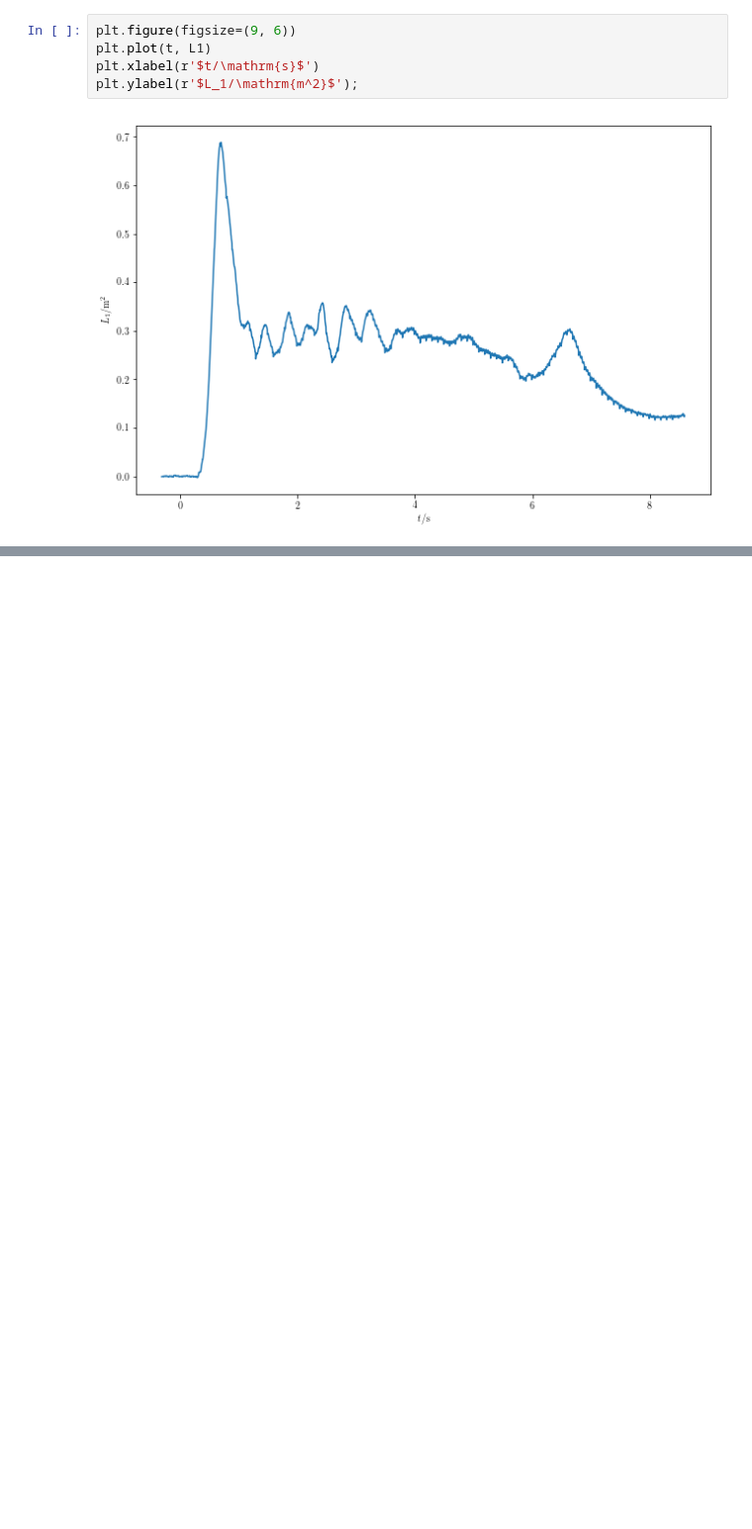
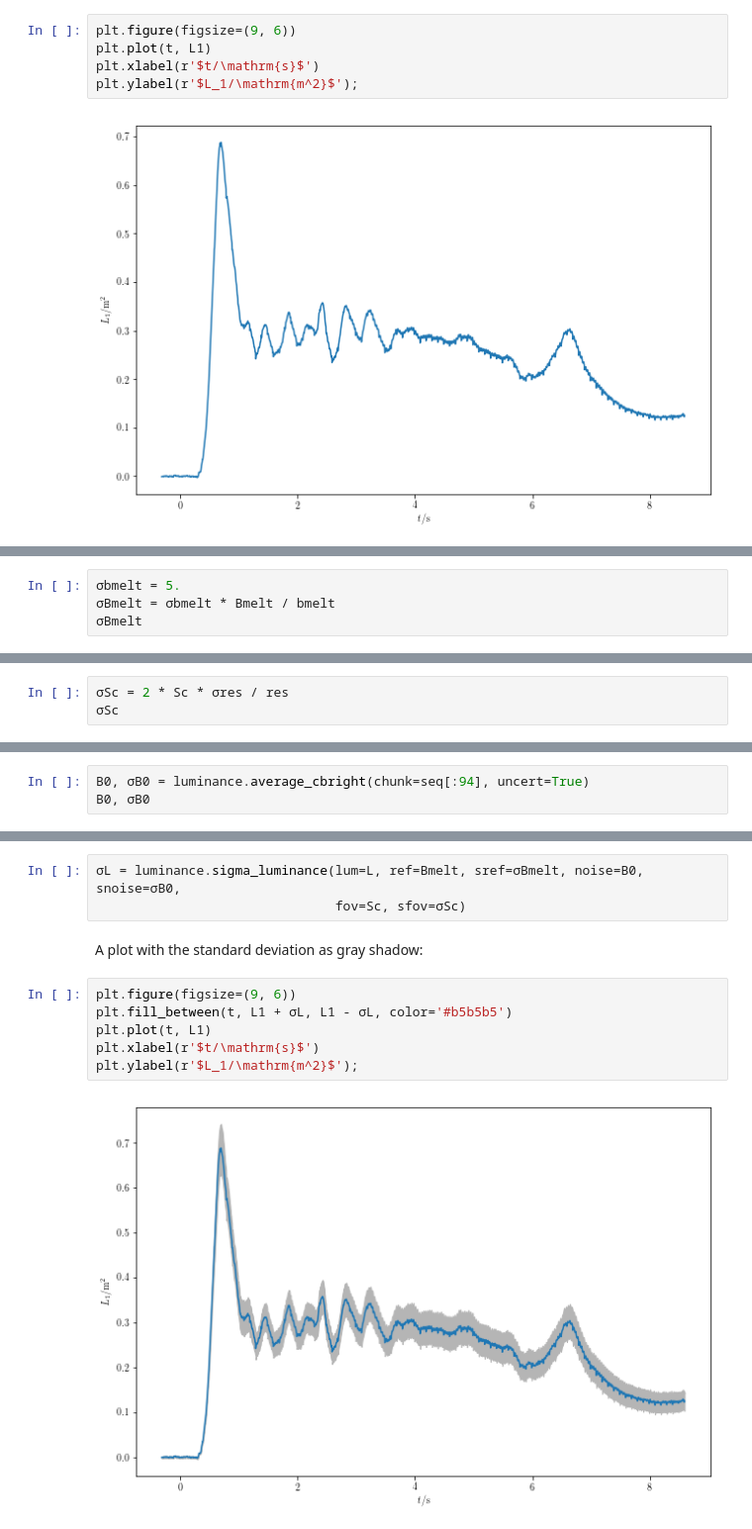
Before and after one commit to isonder/luminance, a Jupyter notebook: Luminance-example.ipynb, the cells around one changed output, grey strips where cells are left out. Shown at 99% size. Saved outputs shown, nothing was run; the diff lists cells and outputs as text; blank space fills up the shorter version.

```diff
--- a/Luminance-example.ipynb
+++ b/Luminance-example.ipynb
@@ -148,0 +182,4 @@ plt.ylabel(r'$L_1/\mathrm{m^2}$');
+# %%
+σbmelt = 5.
+σBmelt = σbmelt * Bmelt / bmelt
+σBmelt
@@ -148,0 +194,3 @@ plt.ylabel(r'$L_1/\mathrm{m^2}$');
+# %%
+σSc = 2 * Sc * σres / res
+σSc
@@ -148,0 +201,3 @@ plt.ylabel(r'$L_1/\mathrm{m^2}$');
+# %%
+B0, σB0 = luminance.average_cbright(chunk=seq[:94], uncert=True)
+B0, σB0
@@ -148,0 +215,13 @@ plt.ylabel(r'$L_1/\mathrm{m^2}$');
+# %%
+σL = luminance.sigma_luminance(lum=L, ref=Bmelt, sref=σBmelt, noise=B0, snoise=σB0,
+                               fov=Sc, sfov=σSc)
+# %% [markdown]
+A plot with the standard deviation as gray shadow:
+# %%
+plt.figure(figsize=(9, 6))
+plt.fill_between(t, L1 + σL, L1 - σL, color='#b5b5b5')
+plt.plot(t, L1)
+plt.xlabel(r'$t/\mathrm{s}$')
+plt.ylabel(r'$L_1/\mathrm{m^2}$');
+# %% [output]
+[figure, added]
```
Also changed, not shown: parts of 23 cells of this notebook, 2 other files.
